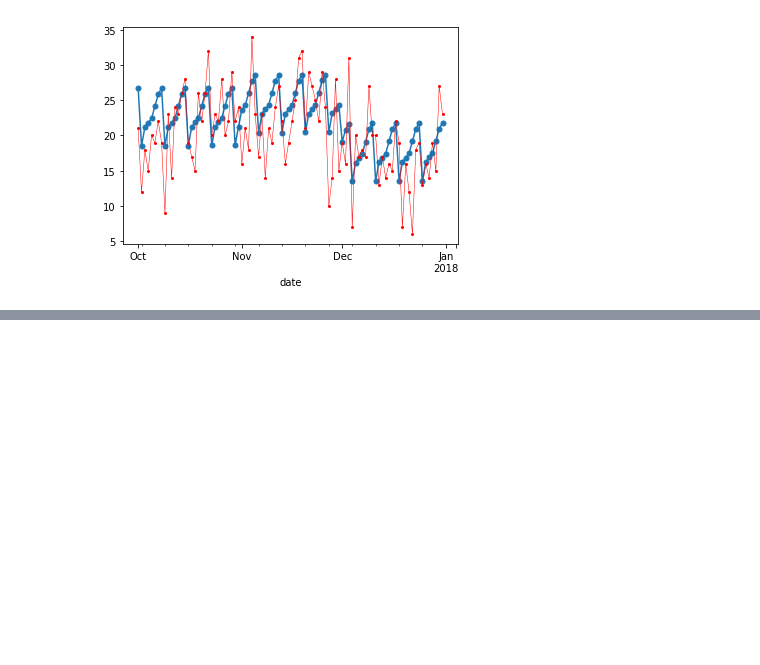
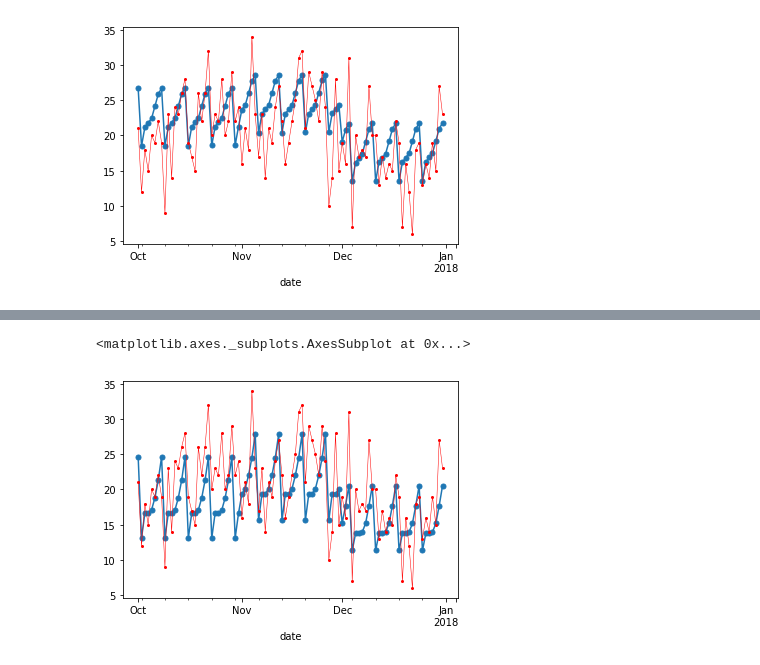
Before and after one commit to hs2923/Item-Store-Sales-Forecast, a Jupyter notebook: Final Project.ipynb, the cells around one changed output, grey strips where cells are left out. Cells and saved outputs as stored; diff of their text form; code cells hidden in the pictures; blank space fills up the shorter version.

```diff
--- a/Final Project.ipynb
+++ b/Final Project.ipynb
@@ -531,0 +677,6 @@ TE4.sales.plot(marker="o", color = "r", linewidth = 0.5, markersize = 2)
+# %%
+TEG[(TEG["item"] == 1) & (TEG["store"] == 1)].predicted.plot(marker="o", markersize = 5)
+TEG[(TEG["item"] == 1) & (TEG["store"] == 1)].sales.plot(marker="o", color = "r", linewidth = 0.5, markersize = 2)
+# %% [output]
+<matplotlib.axes._subplots.AxesSubplot at 0x...>
+[figure, added]
```
Also changed, not shown: parts of 19 cells of this notebook.
